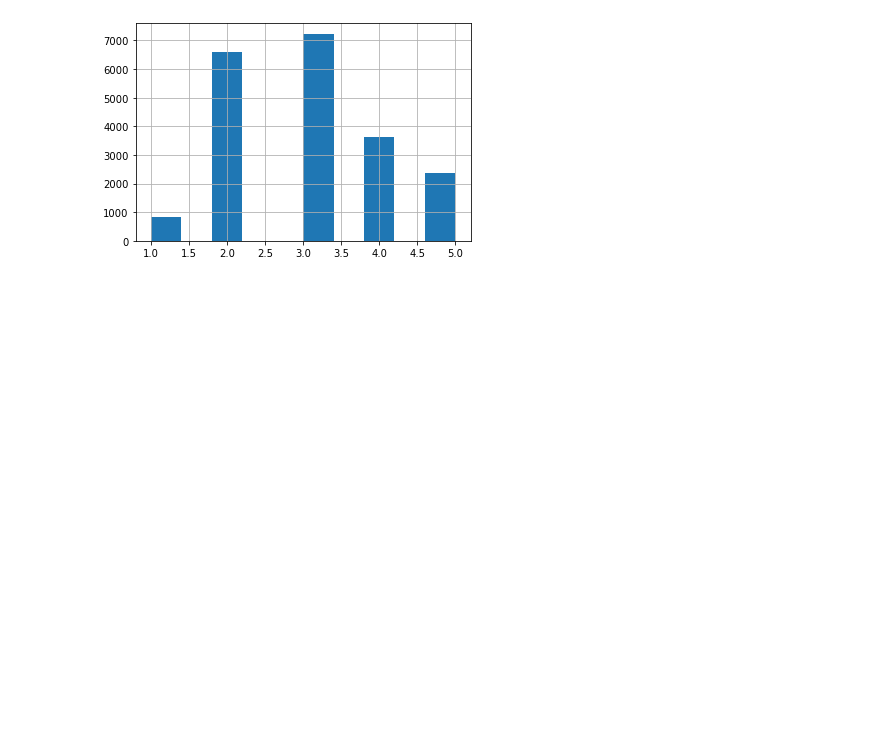
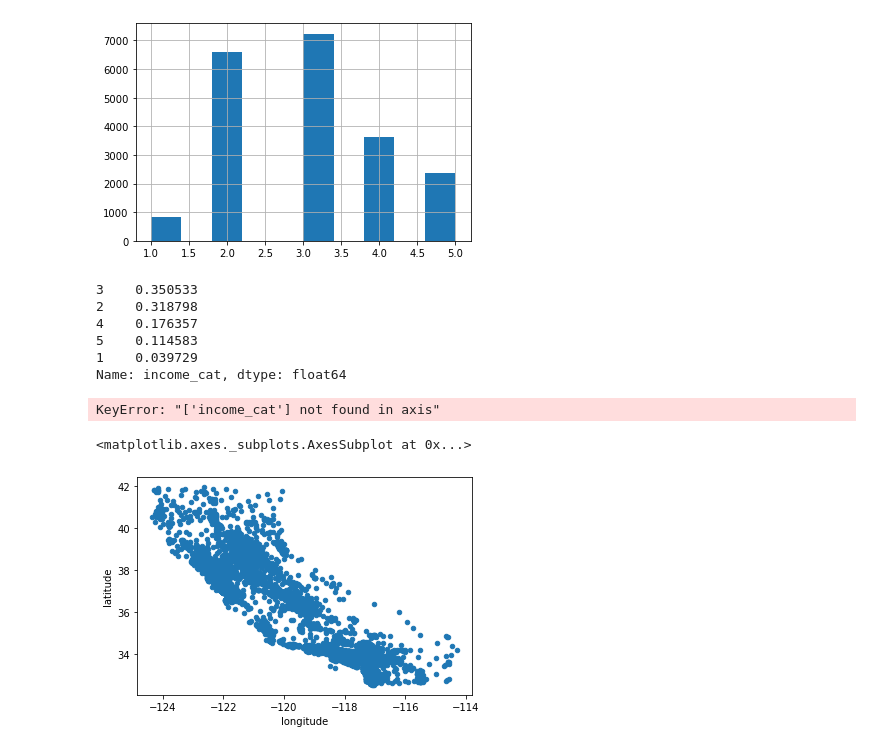
Before and after one commit to waynet022/MachineLearning, a Jupyter notebook: california-house-market/Housing.ipynb, the cells around one changed output. Saved outputs shown, nothing was run; the diff lists cells and outputs as text; code cells hidden in the pictures; blank space fills up the shorter version.

```diff
--- a/california-house-market/Housing.ipynb
+++ b/california-house-market/Housing.ipynb
@@ -133,4 +152,23 @@ for train_index, test_index in split.split(housing, housing['income_cat']):
     strat_train_set = housing.loc[train_index]
     strat_test_set = housing.loc[test_index]
 # %%
-start_test_set['income_cat'].value_counts() / len(strat_test_set)
+strat_test_set['income_cat'].value_counts() / len(strat_test_set)
+# %% [output]
+3    0.350533
+2    0.318798
+4    0.176357
+5    0.114583
+1    0.039729
+Name: income_cat, dtype: float64
+# %%
+for set_ in (strat_train_set, strat_test_set):
+    set_.drop('income_cat', axis=1, inplace=True)
+# %% [output]
+KeyError: "['income_cat'] not found in axis"
+# %%
+housing = strat_train_set.copy()
+# %%
+housing.plot(kind='scatter', x='longitude', y='latitude')
+# %% [output]
+<matplotlib.axes._subplots.AxesSubplot at 0x...>
+[figure, added]
```
Also changed, not shown: parts of 11 cells of this notebook.
